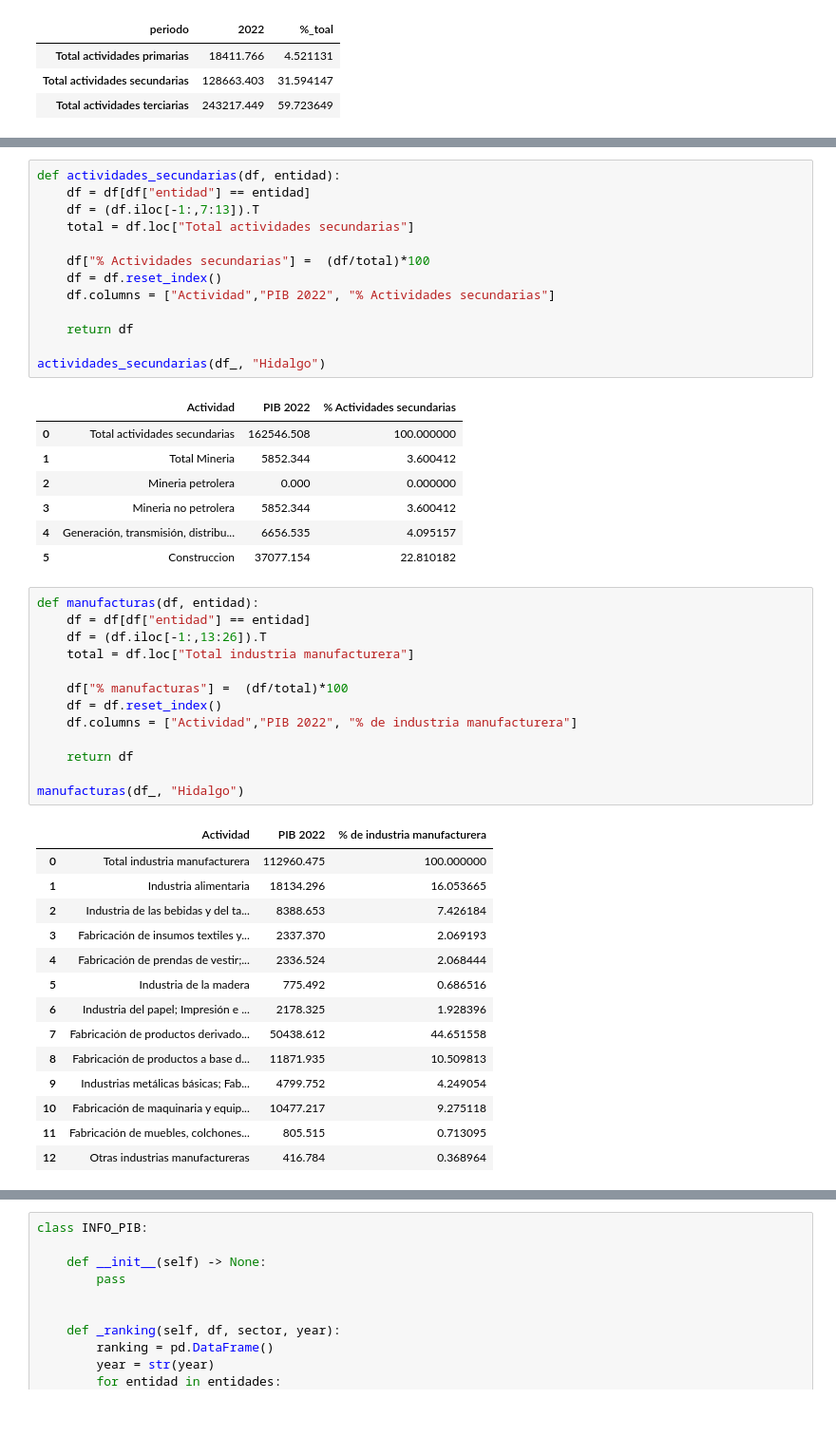
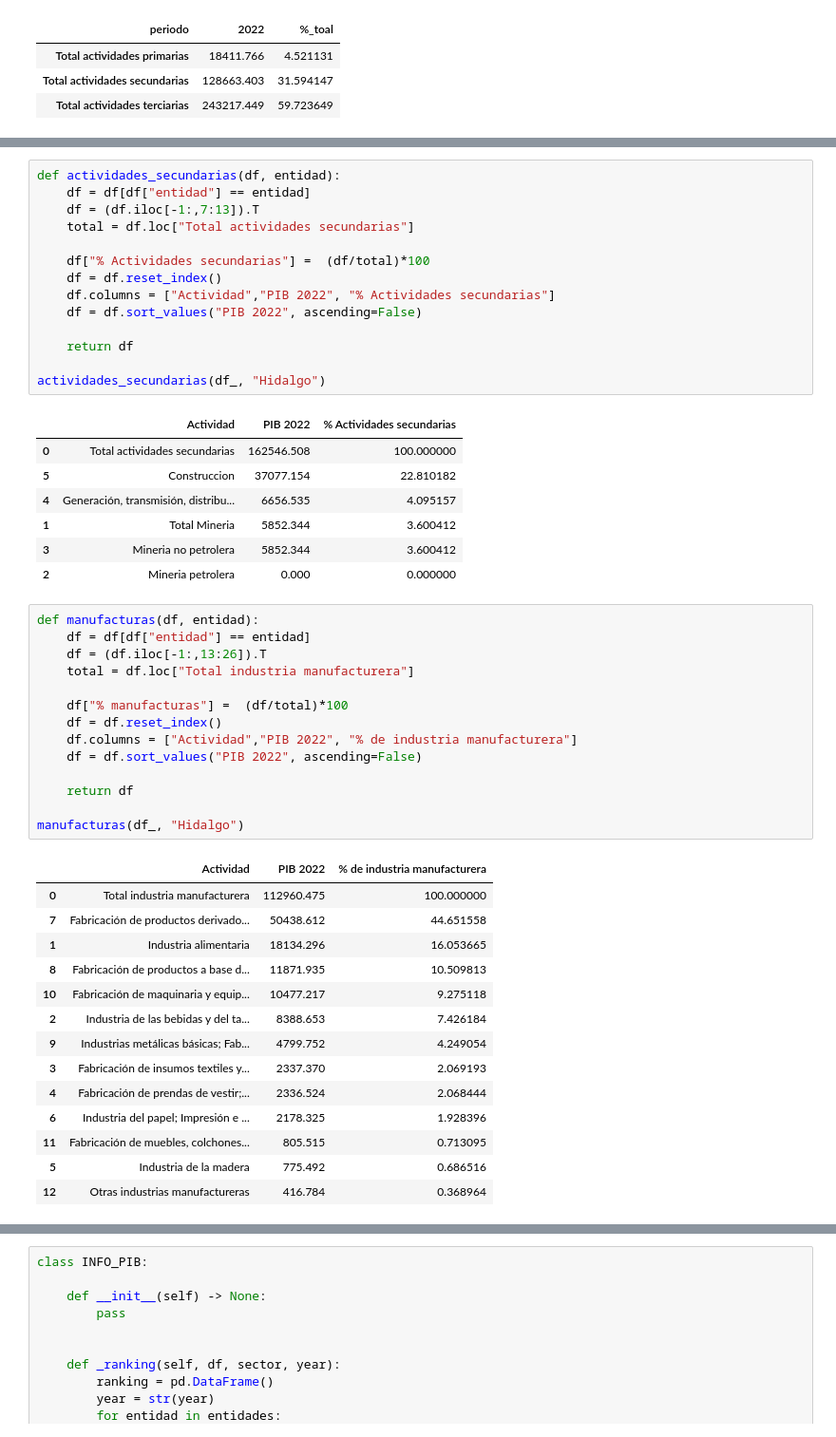
Before and after one commit to jfloresbmxt/fichas_estatales, a Jupyter notebook: pipelines/pib/pib.ipynb, the cells around one changed output, grey strips where cells are left out. Shown at 95% size. Drawn from its saved outputs; the diff is of its cells as text.

```diff
--- a/pipelines/pib/pib.ipynb
+++ b/pipelines/pib/pib.ipynb
@@ -219,6 +219,7 @@ def actividades_secundarias(df, entidad):
     df["% Actividades secundarias"] =  (df/total)*100
     df = df.reset_index()
     df.columns = ["Actividad","PIB 2022", "% Actividades secundarias"]
+    df = df.sort_values("PIB 2022", ascending=False)
 
     return df
 
@@ -226,36 +227,37 @@ actividades_secundarias(df_, "Hidalgo")
 # %% [output]
 |  | Actividad | PIB 2022 | % Actividades secundarias |
 | 0 | Total actividades secundarias | 162546.508 | 100.000000 |
+| 5 | Construccion | 37077.154 | 22.810182 |
+| 4 | Generación, transmisión, distribu... | 6656.535 | 4.095157 |
 | 1 | Total Mineria | 5852.344 | 3.600412 |
+| 3 | Mineria no petrolera | 5852.344 | 3.600412 |
 | 2 | Mineria petrolera | 0.000 | 0.000000 |
-| 3 | Mineria no petrolera | 5852.344 | 3.600412 |
-| 4 | Generación, transmisión, distribu... | 6656.535 | 4.095157 |
-| 5 | Construccion | 37077.154 | 22.810182 |
 # %%
 def manufacturas(df, entidad):
     df = df[df["entidad"] == entidad]
     df = (df.iloc[-1:,13:26]).T
     total = df.loc["Total industria manufacturera"]
 
     df["% manufacturas"] =  (df/total)*100
     df = df.reset_index()
     df.columns = ["Actividad","PIB 2022", "% de industria manufacturera"]
+    df = df.sort_values("PIB 2022", ascending=False)
 
     return df
 
 manufacturas(df_, "Hidalgo")
 # %% [output]
 |  | Actividad | PIB 2022 | % de industria manufacturera |
 | 0 | Total industria manufacturera | 112960.475 | 100.000000 |
+| 7 | Fabricación de productos derivado... | 50438.612 | 44.651558 |
 | 1 | Industria alimentaria | 18134.296 | 16.053665 |
+| 8 | Fabricación de productos a base d... | 11871.935 | 10.509813 |
+| 10 | Fabricación de maquinaria y equip... | 10477.217 | 9.275118 |
 | 2 | Industria de las bebidas y del ta... | 8388.653 | 7.426184 |
+| 9 | Industrias metálicas básicas; Fab... | 4799.752 | 4.249054 |
 | 3 | Fabricación de insumos textiles y... | 2337.370 | 2.069193 |
 | 4 | Fabricación de prendas de vestir;... | 2336.524 | 2.068444 |
+| 6 | Industria del papel; Impresión e ... | 2178.325 | 1.928396 |
+| 11 | Fabricación de muebles, colchones... | 805.515 | 0.713095 |
 | 5 | Industria de la madera | 775.492 | 0.686516 |
-| 6 | Industria del papel; Impresión e ... | 2178.325 | 1.928396 |
-| 7 | Fabricación de productos derivado... | 50438.612 | 44.651558 |
-| 8 | Fabricación de productos a base d... | 11871.935 | 10.509813 |
-| 9 | Industrias metálicas básicas; Fab... | 4799.752 | 4.249054 |
-| 10 | Fabricación de maquinaria y equip... | 10477.217 | 9.275118 |
-| 11 | Fabricación de muebles, colchones... | 805.515 | 0.713095 |
 | 12 | Otras industrias manufactureras | 416.784 | 0.368964 |
```
Also changed, not shown: parts of 1 cell of this notebook, 2 other files.
